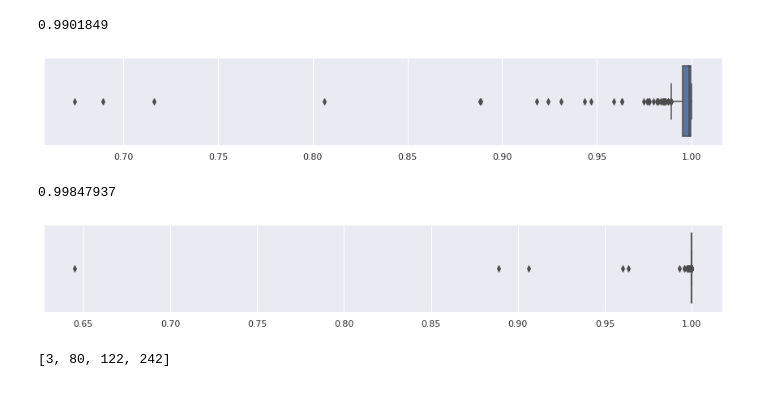
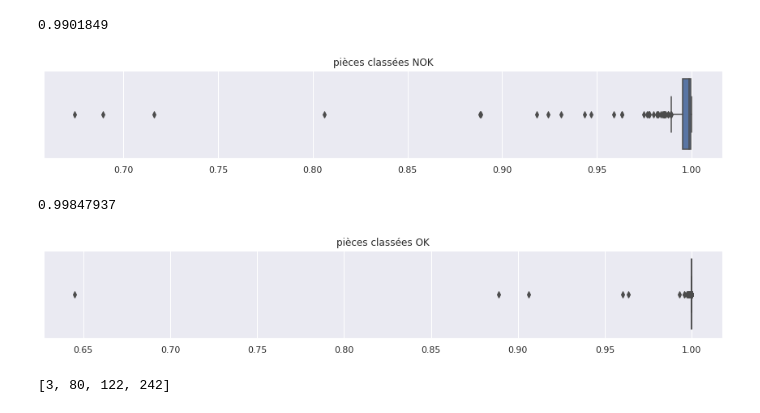
Before and after one commit to yann112/Cast_Iron, a Jupyter notebook: Cast_Iron_densenet_1.ipynb, the cells around one changed output. Cells and saved outputs as stored; diff of their text form; code cells hidden in the pictures.

```diff
--- a/Cast_Iron_densenet_1.ipynb
+++ b/Cast_Iron_densenet_1.ipynb
@@ -31,3 +29,12 @@ import tensorflow.keras
 from sklearn.metrics import classification_report, confusion_matrix,ConfusionMatrixDisplay
 # %% [markdown]
 #DataViz
+# %%
+import os
+liste_fichier = []
+for path, dirs, files in os.walk('/content/drive/MyDrive/Projet_casting/casting_data/casting_data'):
+  for i in enumerate(dirs):
+    liste_fichier.append(str(path)+'/'+str(i[1]))
+for i in liste_fichier:
+  n = len(os.listdir(i))
+  print('il y a ',n,' elements dans le dossier : ',i)
@@ -248,9 +280,9 @@ statistics.mean(moyenne_neg )
 0.9901849
 # %%
 sns.set(rc={'figure.figsize':(15,2)})
-sns.boxplot(x = moyenne_neg);
+sns.boxplot(x = moyenne_neg).set_title('pièces classées NOK');
 # %% [output]
-[figure, old version]
+[figure, new version]
 # %%
 #moyenne des piéces classées positif
 moyenne_pos = []
@@ -266,9 +298,9 @@ print(statistics.mean(moyenne_pos ))
 0.99847937
 # %%
 sns.set(rc={'figure.figsize':(15,2)})
-sns.boxplot(x = moyenne_pos);
+sns.boxplot(x = moyenne_pos).set_title('pièces classées OK');
 # %% [output]
-[figure, old version]
+[figure, new version]
 # %%
 faux_negatif
 # %% [output]
```
Also changed, not shown: parts of 20 cells of this notebook.
